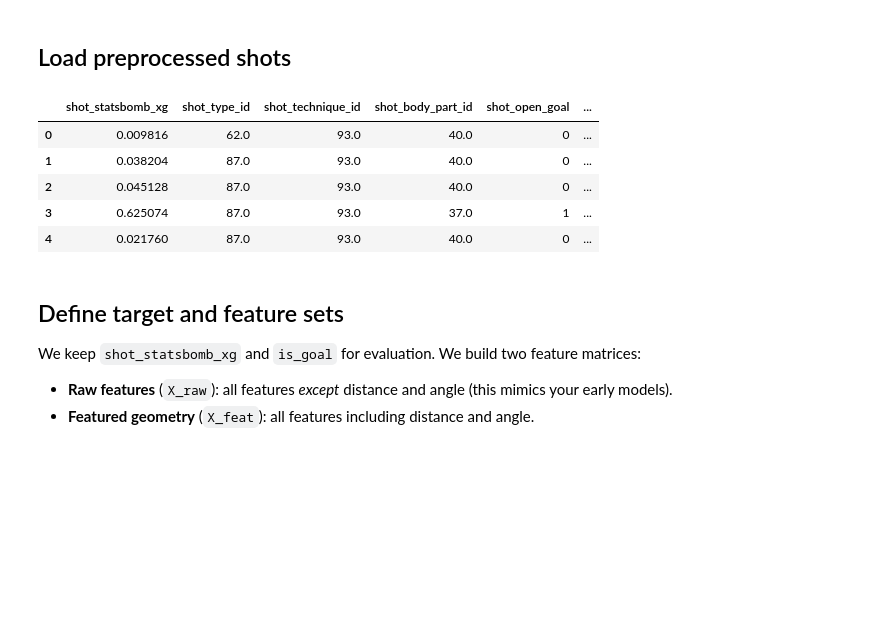
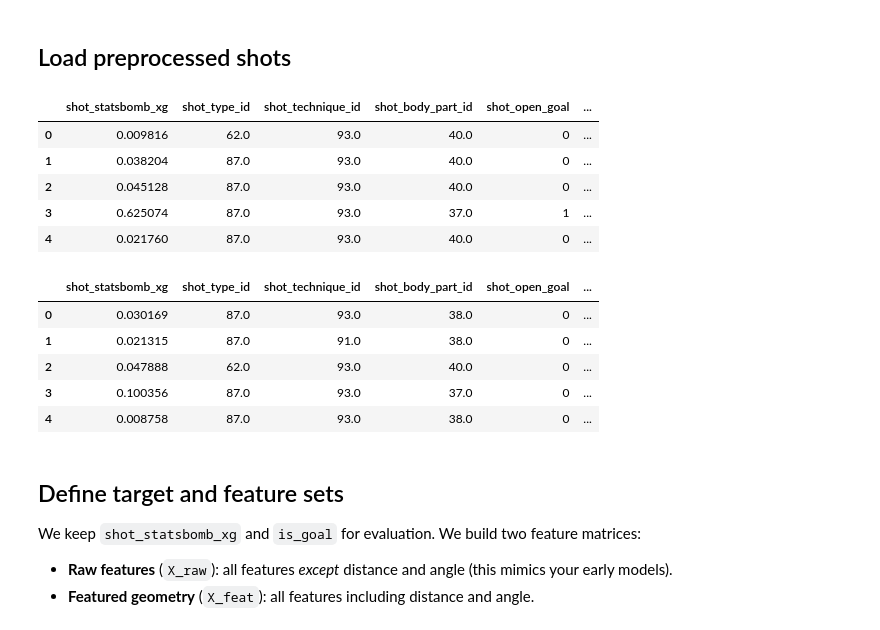
Before and after one commit to M-Traiki/Final_Project_Ironhack, a Jupyter notebook: model_training_and_evaluation.ipynb, the cells around one changed output. Drawn from its saved outputs; the diff is of its cells as text; code cells hidden in the pictures; blank space fills up the shorter version.

```diff
--- a/model_training_and_evaluation.ipynb
+++ b/model_training_and_evaluation.ipynb
@@ -20,16 +20,29 @@ import matplotlib.pyplot as plt
 # %% [markdown]
 ## Load preprocessed shots
 # %%
+# world cup 2018 data frame
 data_path = Path("shots_featured_wc2018.csv")
 shots_featured = pd.read_csv(data_path)
-shots_featured.head()
+display(shots_featured.head())
+
+# Euro 2020 data frame
+
+eu_data_path = Path("shots_featured_eu2020.csv")
+shots_eu = pd.read_csv(eu_data_path)
+shots_eu.head()
 # %% [output]
 |  | shot_statsbomb_xg | shot_type_id | shot_technique_id | shot_body_part_id | shot_open_goal | ... |
 | 0 | 0.009816 | 62.0 | 93.0 | 40.0 | 0 | ... |
 | 1 | 0.038204 | 87.0 | 93.0 | 40.0 | 0 | ... |
 | 2 | 0.045128 | 87.0 | 93.0 | 40.0 | 0 | ... |
 | 3 | 0.625074 | 87.0 | 93.0 | 37.0 | 1 | ... |
 | 4 | 0.021760 | 87.0 | 93.0 | 40.0 | 0 | ... |
+|  | shot_statsbomb_xg | shot_type_id | shot_technique_id | shot_body_part_id | shot_open_goal | ... |
+| 0 | 0.030169 | 87.0 | 93.0 | 38.0 | 0 | ... |
+| 1 | 0.021315 | 87.0 | 91.0 | 38.0 | 0 | ... |
+| 2 | 0.047888 | 62.0 | 93.0 | 40.0 | 0 | ... |
+| 3 | 0.100356 | 87.0 | 93.0 | 37.0 | 0 | ... |
+| 4 | 0.008758 | 87.0 | 93.0 | 38.0 | 0 | ... |
 # %% [markdown]
 ## Define target and feature sets
 
```
Also changed, not shown: parts of 1 cell of this notebook, 1 other file.
